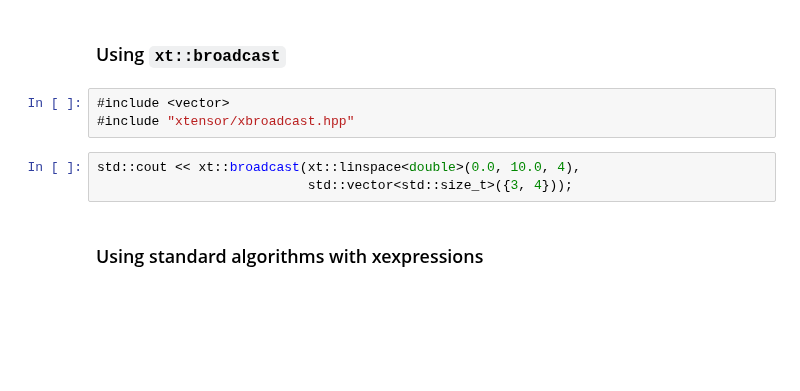
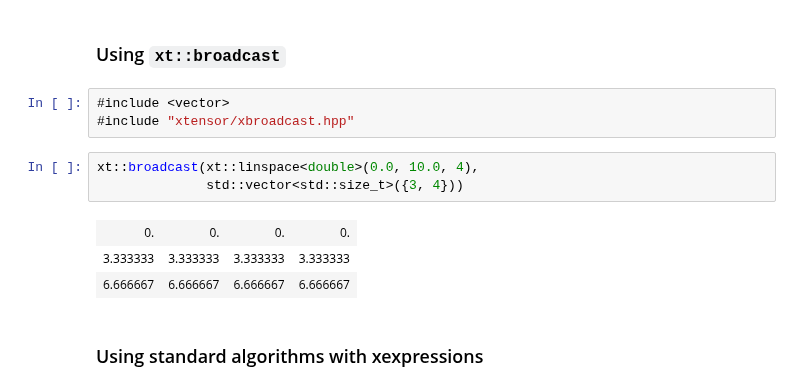
Before and after one commit to xtensor-stack/xtensor, a Jupyter notebook: notebooks/xtensor.ipynb, the cells around one changed output. Saved outputs shown, nothing was run; the diff lists cells and outputs as text; blank space fills up the shorter version.

```diff
--- a/notebooks/xtensor.ipynb
+++ b/notebooks/xtensor.ipynb
@@ -112,8 +163,12 @@ std::cout << fones;
 #include <vector>
 #include "xtensor/xbroadcast.hpp"
 # %%
-std::cout << xt::broadcast(xt::linspace<double>(0.0, 10.0, 4),
-                           std::vector<std::size_t>({3, 4}));
+xt::broadcast(xt::linspace<double>(0.0, 10.0, 4),
+              std::vector<std::size_t>({3, 4}))
+# %% [output]
+| 0. | 0. | 0. | 0. |
+| 3.333333 | 3.333333 | 3.333333 | 3.333333 |
+| 6.666667 | 6.666667 | 6.666667 | 6.666667 |
 # %% [markdown]
 ### Using standard algorithms with xexpressions
 # %%
```
Also changed, not shown: parts of 13 cells of this notebook.
